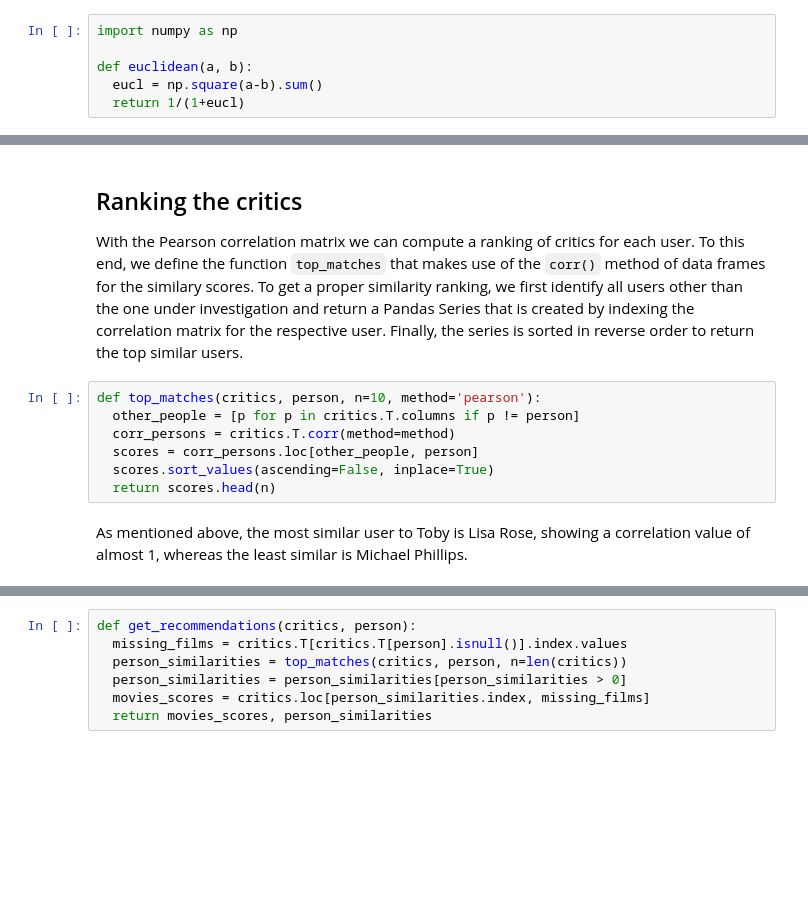
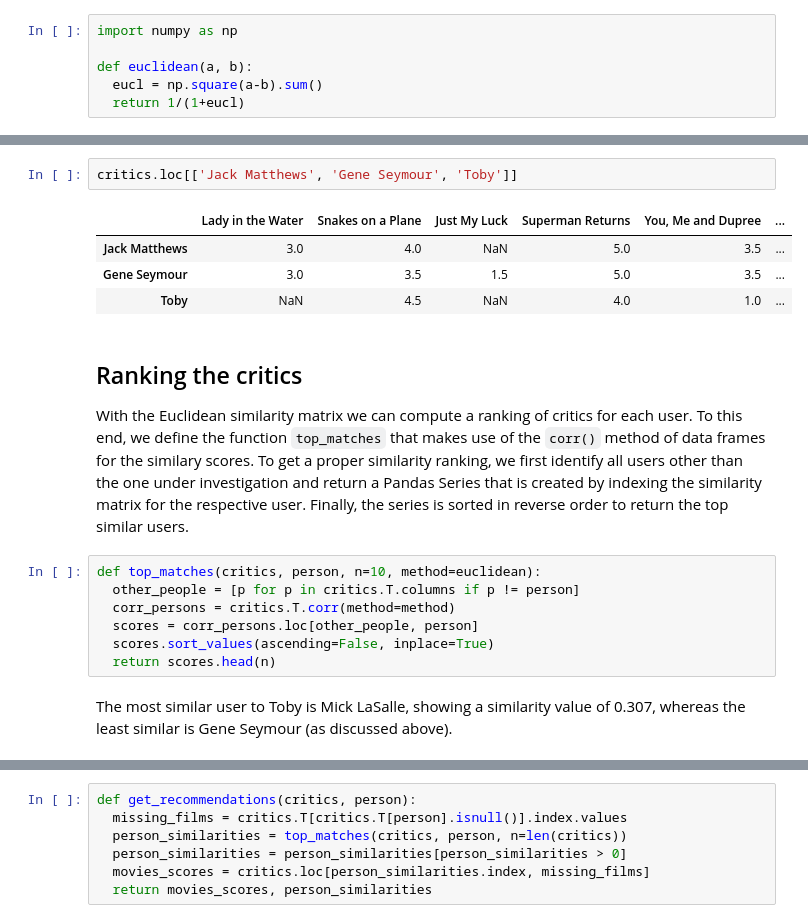
Before and after one commit to tmayer/blog, a Jupyter notebook: _notebooks/2020-06-21-user-item-based-filtering.ipynb, the cells around one changed output, grey strips where cells are left out. Drawn from its saved outputs; the diff is of its cells as text; blank space fills up the shorter version.

```diff
--- a/_notebooks/2020-06-21-user-item-based-filtering.ipynb
+++ b/_notebooks/2020-06-21-user-item-based-filtering.ipynb
@@ -112,16 +136,23 @@ critics.T.corr(method=euclidean)
+# %%
+critics.loc[['Jack Matthews', 'Gene Seymour', 'Toby']]
+# %% [output]
+|  | Lady in the Water | Snakes on a Plane | Just My Luck | Superman Returns | You, Me and Dupree | ... |
+| Jack Matthews | 3.0 | 4.0 | NaN | 5.0 | 3.5 | ... |
+| Gene Seymour | 3.0 | 3.5 | 1.5 | 5.0 | 3.5 | ... |
+| Toby | NaN | 4.5 | NaN | 4.0 | 1.0 | ... |
 # %% [markdown]
 ## Ranking the critics
 
-With the Pearson correlation matrix we can compute a ranking of critics for each user. To this end, we define the function `top_matches` that makes use of the `corr()` method of data frames for the similary scores. To get a proper similarity ranking, we first identify all users other than the one under investigation and return a Pandas Series that is created by indexing the correlation matrix for the respective user. Finally, the series is sorted in reverse order to return the top similar users.
+With the Euclidean similarity matrix we can compute a ranking of critics for each user. To this end, we define the function `top_matches` that makes use of the `corr()` method of data frames for the similary scores. To get a proper similarity ranking, we first identify all users other than the one under investigation and return a Pandas Series that is created by indexing the similarity matrix for the respective user. Finally, the series is sorted in reverse order to return the top similar users.
 # %%
-def top_matches(critics, person, n=10, method='pearson'):
+def top_matches(critics, person, n=10, method=euclidean):
   other_people = [p for p in critics.T.columns if p != person]
   corr_persons = critics.T.corr(method=method)
   scores = corr_persons.loc[other_people, person]
   scores.sort_values(ascending=False, inplace=True)
   return scores.head(n)
 # %% [markdown]
-As mentioned above, the most similar user to Toby is Lisa Rose, showing a correlation value of almost 1, whereas the least similar is Michael Phillips.
+The most similar user to Toby is Mick LaSalle, showing a similarity value of 0.307, whereas the least similar is Gene Seymour (as discussed above).
 # %%
 top_matches(critics, 'Toby')
 # %% [output]
```
Also changed, not shown: parts of 19 cells of this notebook, 5 other files.
